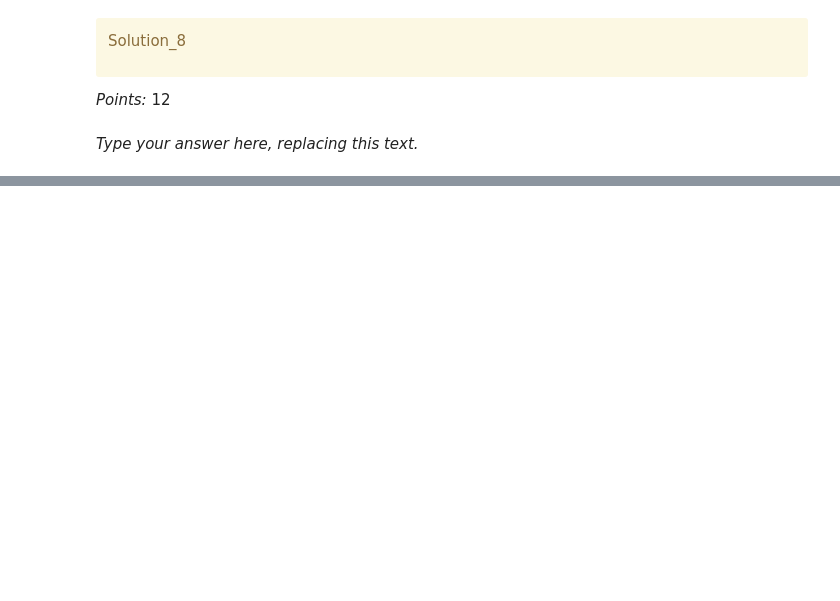
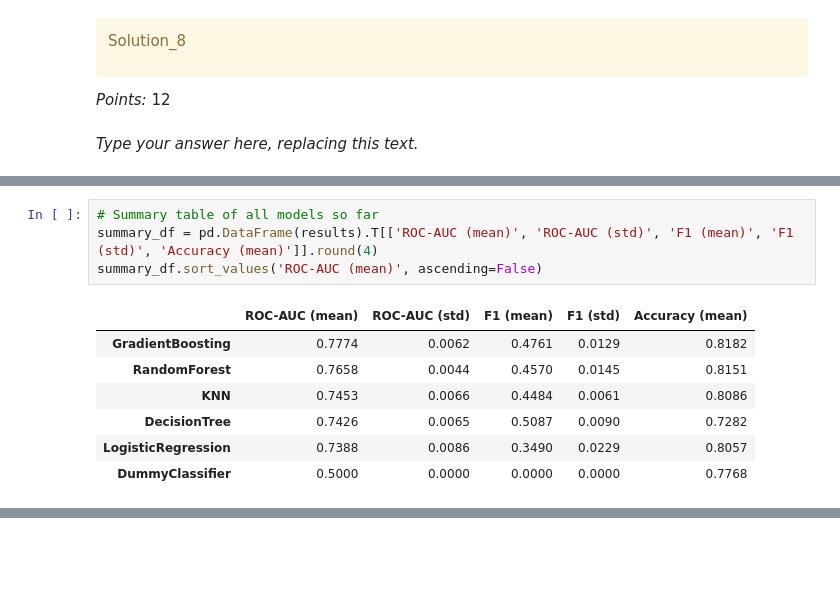
Before and after one commit to moraesand/hw5_cpsc330, a Jupyter notebook: hw5.ipynb, the cells around one changed output, grey strips where cells are left out. Saved outputs shown, nothing was run; the diff lists cells and outputs as text; blank space fills up the shorter version.

```diff
--- a/hw5.ipynb
+++ b/hw5.ipynb
@@ -686,0 +803,12 @@ _Type your answer here, replacing this text._
+# %%
+# Summary table of all models so far
+summary_df = pd.DataFrame(results).T[['ROC-AUC (mean)', 'ROC-AUC (std)', 'F1 (mean)', 'F1 (std)', 'Accuracy (mean)']].round(4)
+summary_df.sort_values('ROC-AUC (mean)', ascending=False)
+# %% [output]
+|  | ROC-AUC (mean) | ROC-AUC (std) | F1 (mean) | F1 (std) | Accuracy (mean) |
+| GradientBoosting | 0.7774 | 0.0062 | 0.4761 | 0.0129 | 0.8182 |
+| RandomForest | 0.7658 | 0.0044 | 0.4570 | 0.0145 | 0.8151 |
+| KNN | 0.7453 | 0.0066 | 0.4484 | 0.0061 | 0.8086 |
+| DecisionTree | 0.7426 | 0.0065 | 0.5087 | 0.0090 | 0.7282 |
+| LogisticRegression | 0.7388 | 0.0086 | 0.3490 | 0.0229 | 0.8057 |
+| DummyClassifier | 0.5000 | 0.0000 | 0.0000 | 0.0000 | 0.7768 |
```
Also changed, not shown: parts of 15 cells of this notebook.
